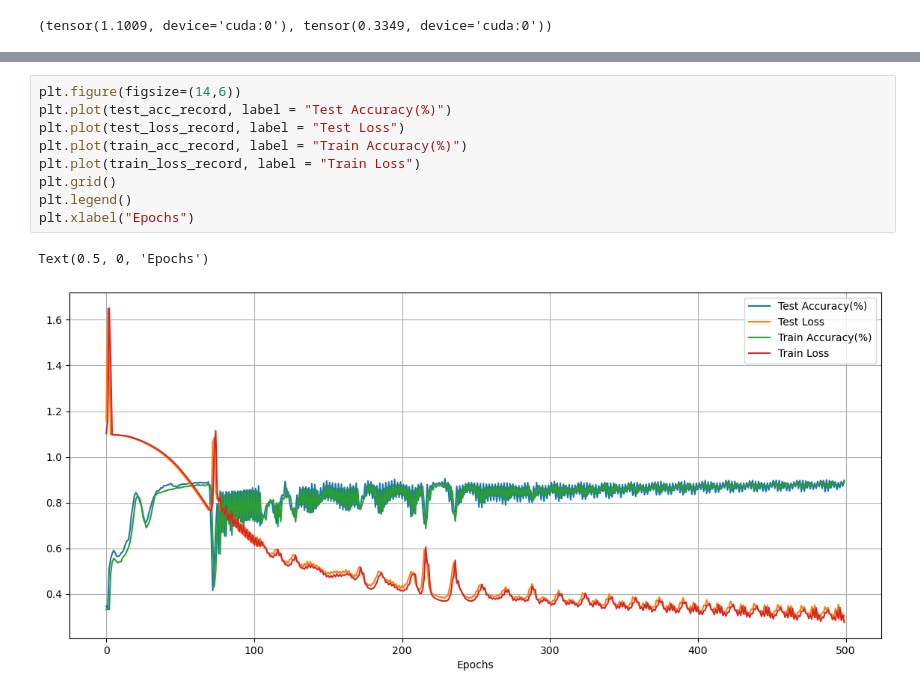
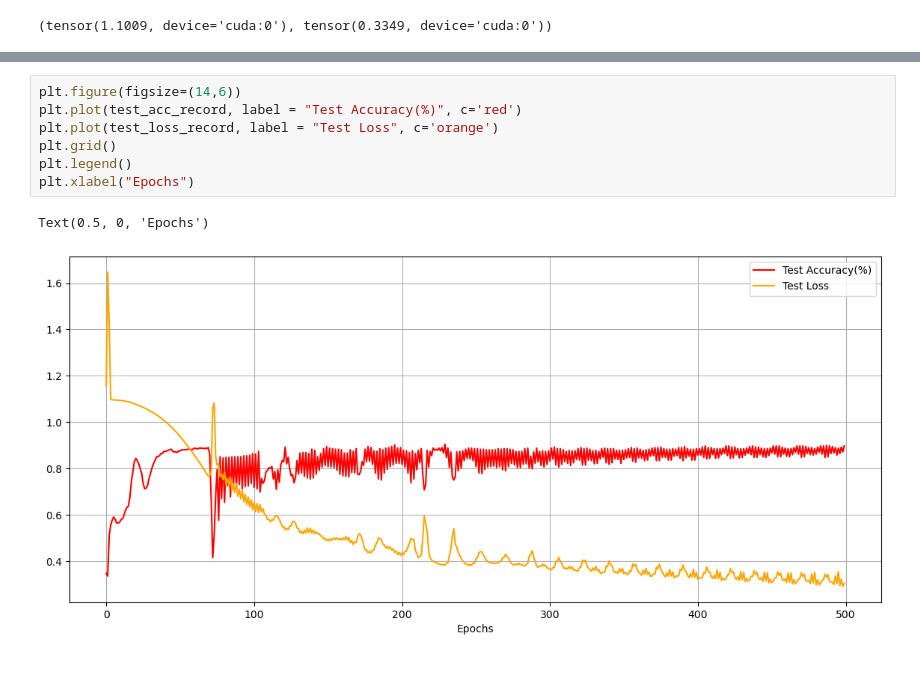
Before and after one commit to ng-daniel/brainwave_emotion_data, a Jupyter notebook: wave_classification.ipynb, the cells around one changed output, grey strips where cells are left out. Saved outputs shown, nothing was run; the diff lists cells and outputs as text.

Commit message:
updated loss/accuracy graphs

```diff
--- a/wave_classification.ipynb
+++ b/wave_classification.ipynb
@@ -214,13 +215,11 @@ Epoch: 498 | Train loss 0.30915072560310364 | Train acc: 0.8797653913497925 | Te
 Epoch: 499 | Train loss 0.2750811278820038 | Train acc: 0.8868035078048706 | Test loss: 0.30388888716697693 | Test acc: 0.8969554901123047
 # %%
 plt.figure(figsize=(14,6))
-plt.plot(test_acc_record, label = "Test Accuracy(%)")
-plt.plot(test_loss_record, label = "Test Loss")
-plt.plot(train_acc_record, label = "Train Accuracy(%)")
-plt.plot(train_loss_record, label = "Train Loss")
+plt.plot(test_acc_record, label = "Test Accuracy(%)", c='red')
+plt.plot(test_loss_record, label = "Test Loss", c='orange')
 plt.grid()
 plt.legend()
 plt.xlabel("Epochs")
 # %% [output]
 Text(0.5, 0, 'Epochs')
-[figure, old version]
+[figure, new version]
```
Also changed, not shown: parts of 2 cells of this notebook.
